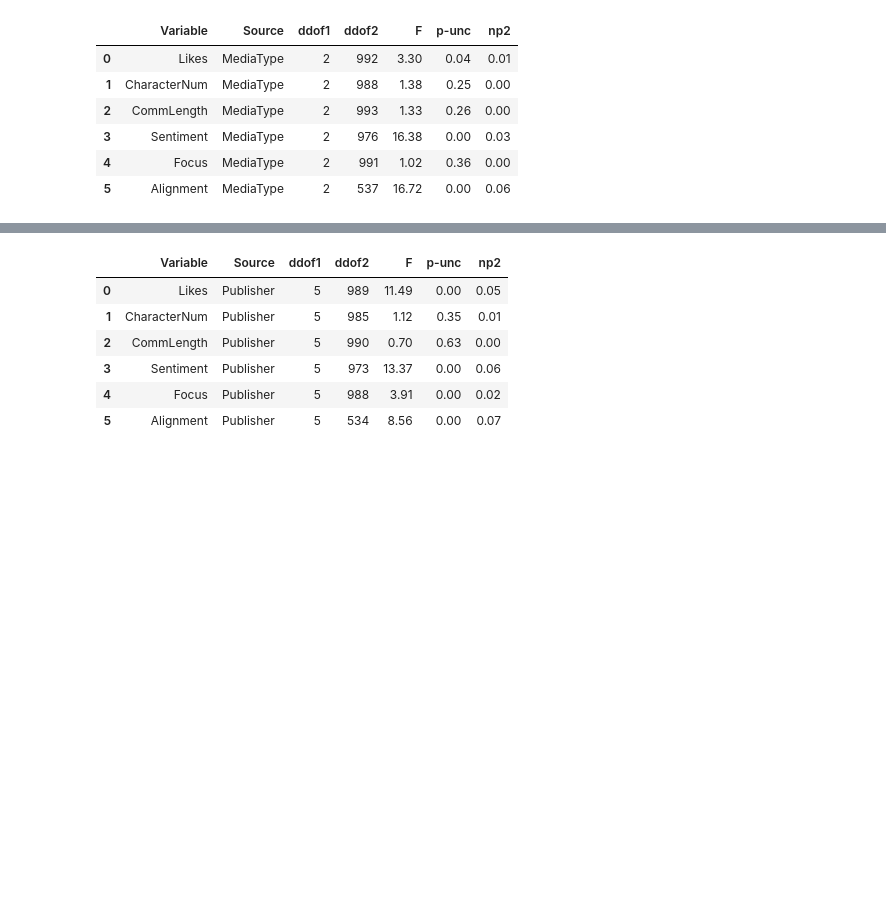
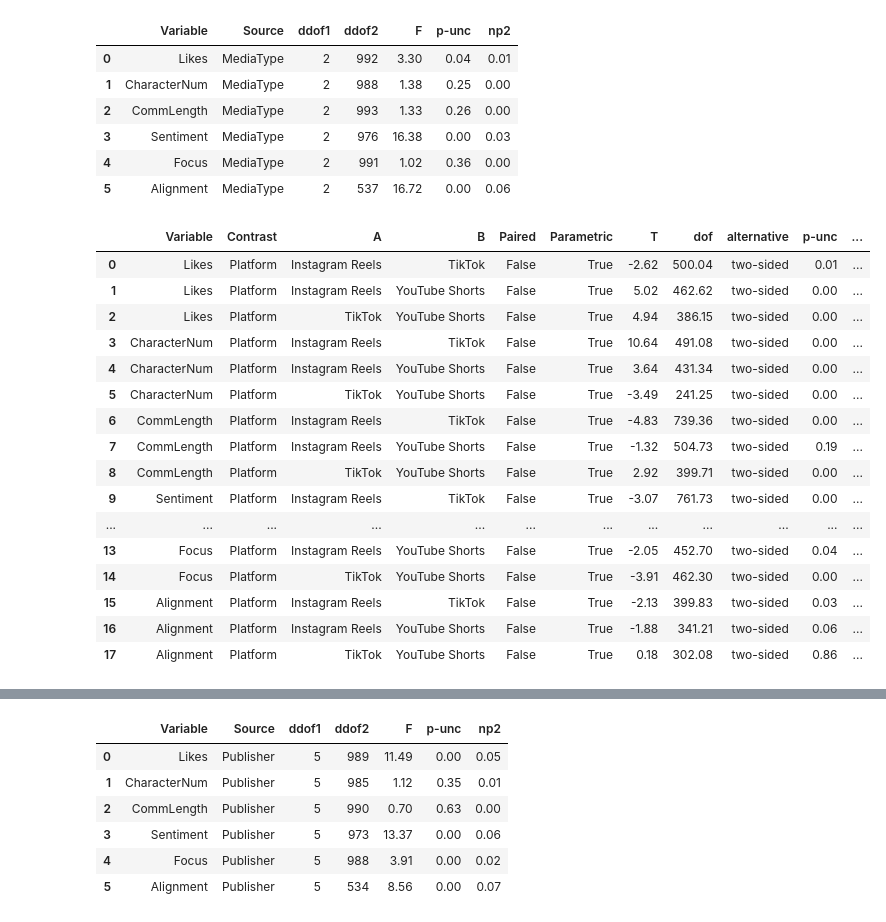
Before and after one commit to stephenwonchulsong/share, a Jupyter notebook: TheissThesis/PreliminaryAnalysis.ipynb, the cells around one changed output, grey strips where cells are left out. Cells and saved outputs as stored; diff of their text form; code cells hidden in the pictures; blank space fills up the shorter version.

```diff
--- a/TheissThesis/PreliminaryAnalysis.ipynb
+++ b/TheissThesis/PreliminaryAnalysis.ipynb
@@ -507,3 +507,23 @@ merged_anova
 | 3 | Sentiment | MediaType | 2 | 976 | 16.38 | 0.00 | 0.03 |
 | 4 | Focus | MediaType | 2 | 991 | 1.02 | 0.36 | 0.00 |
 | 5 | Alignment | MediaType | 2 | 537 | 16.72 | 0.00 | 0.06 |
+# %%
+merged_pairwise
+# %% [output]
+|  | Variable | Contrast | A | B | Paired | Parametric | T | dof | alternative | p-unc | ... |
+| 0 | Likes | Platform | Instagram Reels | TikTok | False | True | -2.62 | 500.04 | two-sided | 0.01 | ... |
+| 1 | Likes | Platform | Instagram Reels | YouTube Shorts | False | True | 5.02 | 462.62 | two-sided | 0.00 | ... |
+| 2 | Likes | Platform | TikTok | YouTube Shorts | False | True | 4.94 | 386.15 | two-sided | 0.00 | ... |
+| 3 | CharacterNum | Platform | Instagram Reels | TikTok | False | True | 10.64 | 491.08 | two-sided | 0.00 | ... |
+| 4 | CharacterNum | Platform | Instagram Reels | YouTube Shorts | False | True | 3.64 | 431.34 | two-sided | 0.00 | ... |
+| 5 | CharacterNum | Platform | TikTok | YouTube Shorts | False | True | -3.49 | 241.25 | two-sided | 0.00 | ... |
+| 6 | CommLength | Platform | Instagram Reels | TikTok | False | True | -4.83 | 739.36 | two-sided | 0.00 | ... |
+| 7 | CommLength | Platform | Instagram Reels | YouTube Shorts | False | True | -1.32 | 504.73 | two-sided | 0.19 | ... |
+| 8 | CommLength | Platform | TikTok | YouTube Shorts | False | True | 2.92 | 399.71 | two-sided | 0.00 | ... |
+| 9 | Sentiment | Platform | Instagram Reels | TikTok | False | True | -3.07 | 761.73 | two-sided | 0.00 | ... |
+| ... | ... | ... | ... | ... | ... | ... | ... | ... | ... | ... | ... |
+| 13 | Focus | Platform | Instagram Reels | YouTube Shorts | False | True | -2.05 | 452.70 | two-sided | 0.04 | ... |
+| 14 | Focus | Platform | TikTok | YouTube Shorts | False | True | -3.91 | 462.30 | two-sided | 0.00 | ... |
+| 15 | Alignment | Platform | Instagram Reels | TikTok | False | True | -2.13 | 399.83 | two-sided | 0.03 | ... |
+| 16 | Alignment | Platform | Instagram Reels | YouTube Shorts | False | True | -1.88 | 341.21 | two-sided | 0.06 | ... |
+| 17 | Alignment | Platform | TikTok | YouTube Shorts | False | True | 0.18 | 302.08 | two-sided | 0.86 | ... |
```
Also changed, not shown: parts of 1 cell of this notebook.
